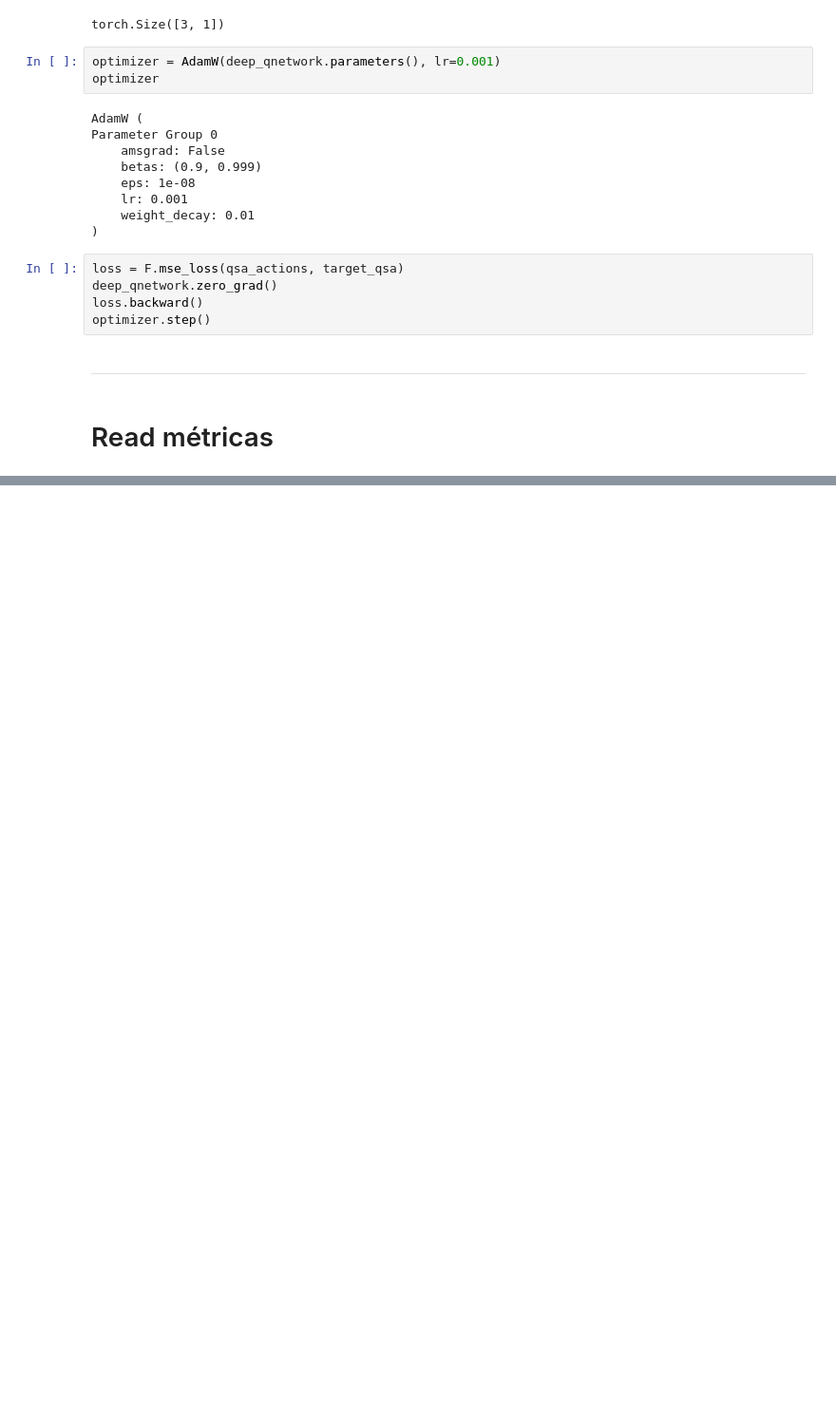
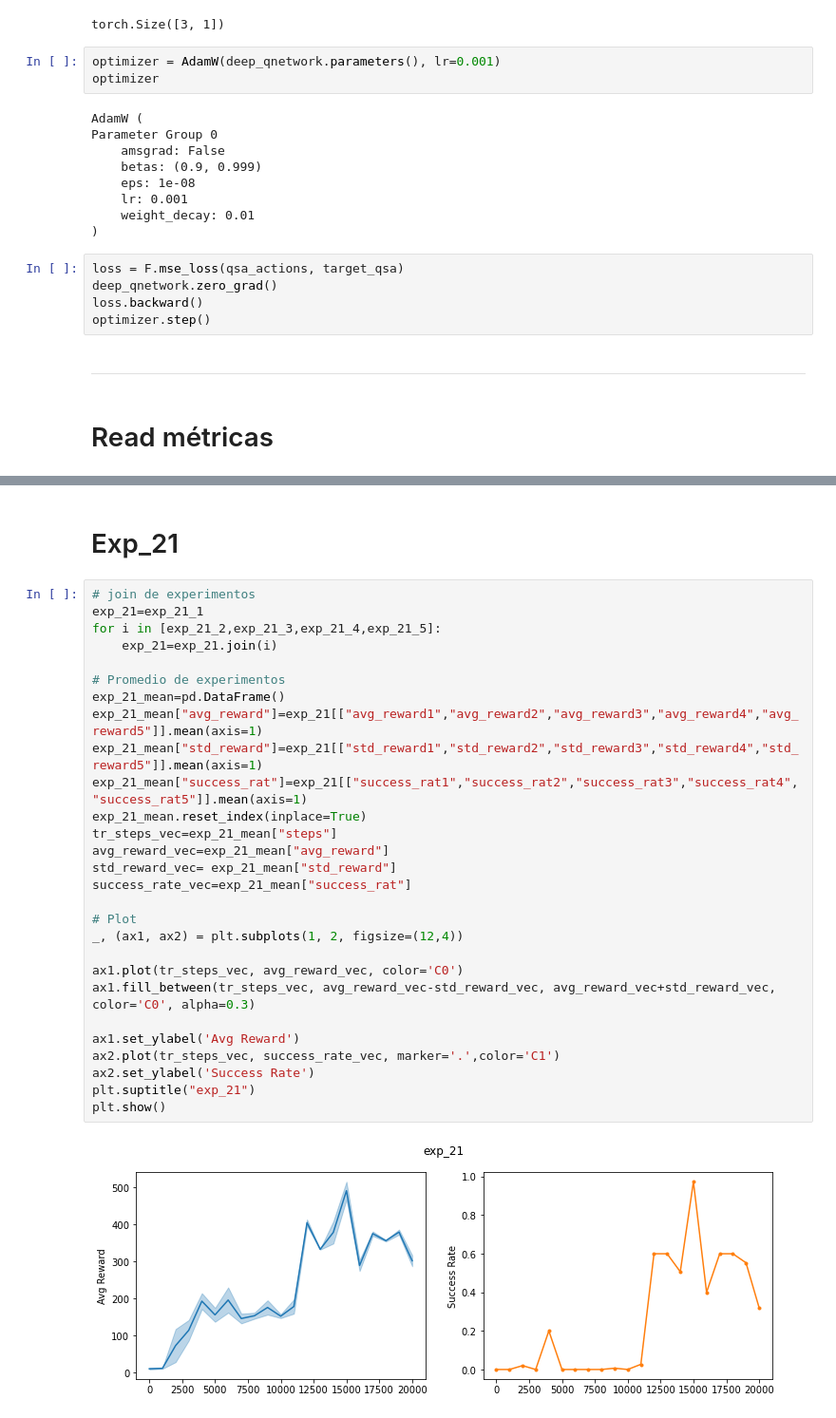
Before and after one commit to JLCdata/Reinforcement-Learning, a Jupyter notebook: T2/dqn/code/T2.ipynb, the cells around one changed output, grey strips where cells are left out. Shown at 95% size. Drawn from its saved outputs; the diff is of its cells as text; blank space fills up the shorter version.

```diff
--- a/T2/dqn/code/T2.ipynb
+++ b/T2/dqn/code/T2.ipynb
@@ -502,0 +611,32 @@ exp_33_5=pd.read_csv("exp_33_5.csv")
+# %% [markdown]
+# Exp_21
+# %%
+# join de experimentos
+exp_21=exp_21_1
+for i in [exp_21_2,exp_21_3,exp_21_4,exp_21_5]:
+    exp_21=exp_21.join(i)
+
+# Promedio de experimentos
+exp_21_mean=pd.DataFrame()
+exp_21_mean["avg_reward"]=exp_21[["avg_reward1","avg_reward2","avg_reward3","avg_reward4","avg_reward5"]].mean(axis=1)
+exp_21_mean["std_reward"]=exp_21[["std_reward1","std_reward2","std_reward3","std_reward4","std_reward5"]].mean(axis=1)
+exp_21_mean["success_rat"]=exp_21[["success_rat1","success_rat2","success_rat3","success_rat4","success_rat5"]].mean(axis=1)
+exp_21_mean.reset_index(inplace=True)
+tr_steps_vec=exp_21_mean["steps"]
+avg_reward_vec=exp_21_mean["avg_reward"]
+std_reward_vec= exp_21_mean["std_reward"]
+success_rate_vec=exp_21_mean["success_rat"]
+
+# Plot
+_, (ax1, ax2) = plt.subplots(1, 2, figsize=(12,4))
+
+ax1.plot(tr_steps_vec, avg_reward_vec, color='C0')
+ax1.fill_between(tr_steps_vec, avg_reward_vec-std_reward_vec, avg_reward_vec+std_reward_vec, color='C0', alpha=0.3)
+
+ax1.set_ylabel('Avg Reward')
+ax2.plot(tr_steps_vec, success_rate_vec, marker='.',color='C1')
+ax2.set_ylabel('Success Rate')
+plt.suptitle("exp_21")
+plt.show()
+# %% [output]
+[figure, added]
```
Also changed, not shown: parts of 38 cells of this notebook, 10 other files.
